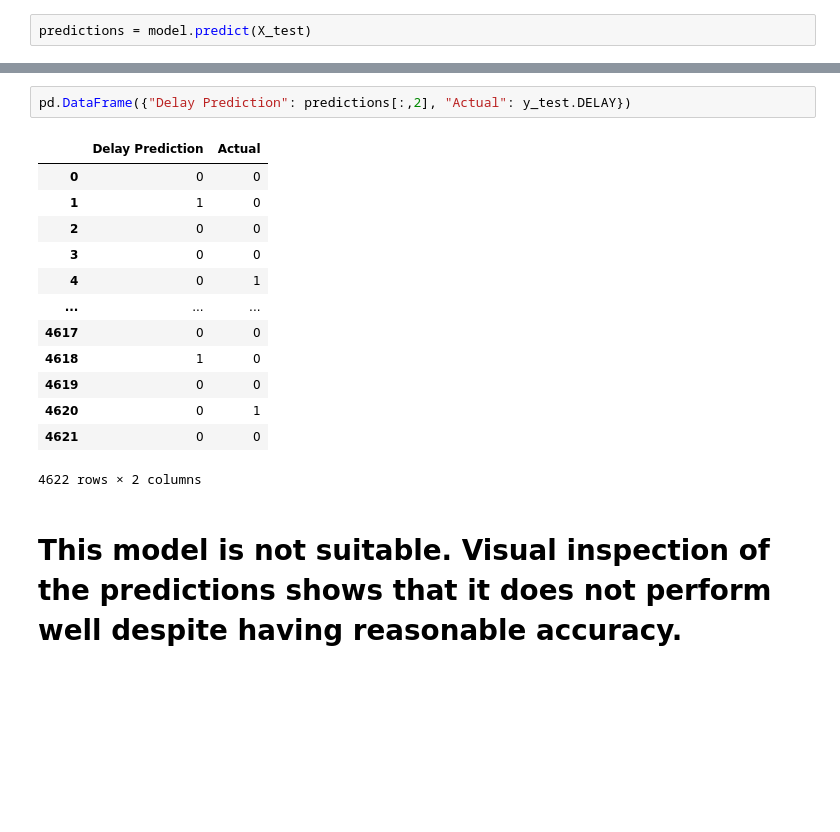
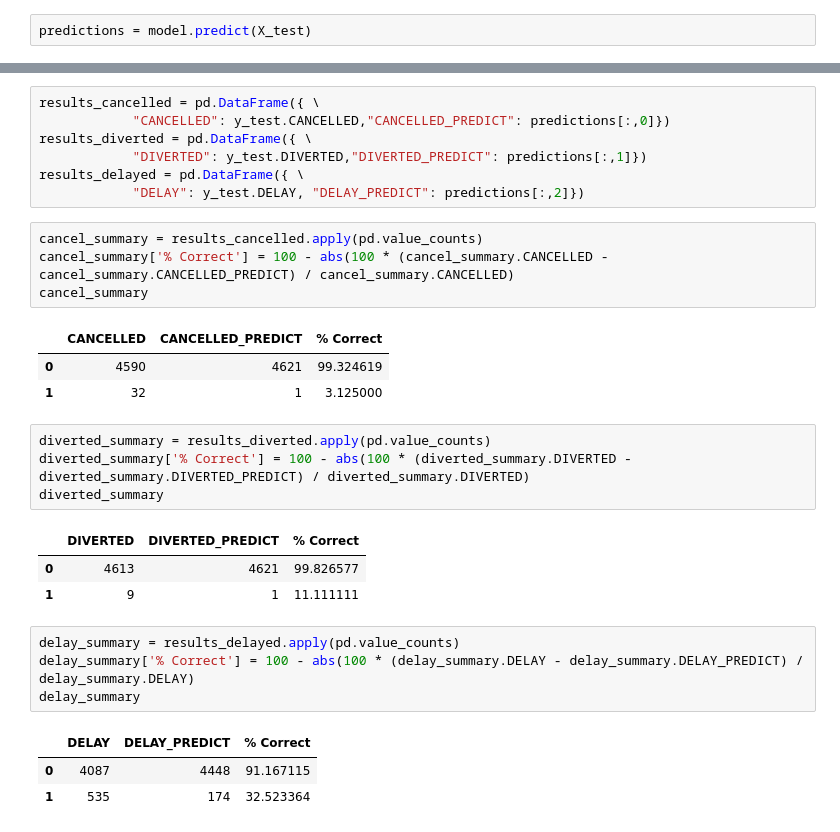
Before and after one commit to NicoleLund/flight_delay_prediction, a Jupyter notebook: data_manipulation_modeling/investigate_models/a_decision_tree_all_y.ipynb, the cells around one changed output, grey strips where cells are left out. Cells and saved outputs as stored; diff of their text form; blank space fills up the shorter version.

Commit message:
decision tree - Improved summary results

```diff
--- a/data_manipulation_modeling/investigate_models/a_decision_tree_all_y.ipynb
+++ b/data_manipulation_modeling/investigate_models/a_decision_tree_all_y.ipynb
@@ -143,18 +111,31 @@ pd.DataFrame({"Diverted Prediction": predictions[:,1], "Actual": y_test.DIVERTED
-# %%
-pd.DataFrame({"Delay Prediction": predictions[:,2], "Actual": y_test.DELAY})
-# %% [output]
-|  | Delay Prediction | Actual |
-| 0 | 0 | 0 |
-| 1 | 1 | 0 |
-| 2 | 0 | 0 |
-| 3 | 0 | 0 |
-| 4 | 0 | 1 |
-| ... | ... | ... |
-| 4617 | 0 | 0 |
-| 4618 | 1 | 0 |
-| 4619 | 0 | 0 |
-| 4620 | 0 | 1 |
-| 4621 | 0 | 0 |
-4622 rows × 2 columns
-# %% [markdown]
-# This model is not suitable. Visual inspection of the predictions shows that it does not perform well despite having reasonable accuracy.
+# %%
+results_cancelled = pd.DataFrame({ \
+            "CANCELLED": y_test.CANCELLED,"CANCELLED_PREDICT": predictions[:,0]})
+results_diverted = pd.DataFrame({ \
+            "DIVERTED": y_test.DIVERTED,"DIVERTED_PREDICT": predictions[:,1]})
+results_delayed = pd.DataFrame({ \
+            "DELAY": y_test.DELAY, "DELAY_PREDICT": predictions[:,2]})
+# %%
+cancel_summary = results_cancelled.apply(pd.value_counts)
+cancel_summary['% Correct'] = 100 - abs(100 * (cancel_summary.CANCELLED - cancel_summary.CANCELLED_PREDICT) / cancel_summary.CANCELLED)
+cancel_summary
+# %% [output]
+|  | CANCELLED | CANCELLED_PREDICT | % Correct |
+| 0 | 4590 | 4621 | 99.324619 |
+| 1 | 32 | 1 | 3.125000 |
+# %%
+diverted_summary = results_diverted.apply(pd.value_counts)
+diverted_summary['% Correct'] = 100 - abs(100 * (diverted_summary.DIVERTED - diverted_summary.DIVERTED_PREDICT) / diverted_summary.DIVERTED)
+diverted_summary
+# %% [output]
+|  | DIVERTED | DIVERTED_PREDICT | % Correct |
+| 0 | 4613 | 4621 | 99.826577 |
+| 1 | 9 | 1 | 11.111111 |
+# %%
+delay_summary = results_delayed.apply(pd.value_counts)
+delay_summary['% Correct'] = 100 - abs(100 * (delay_summary.DELAY - delay_summary.DELAY_PREDICT) / delay_summary.DELAY)
+delay_summary
+# %% [output]
+|  | DELAY | DELAY_PREDICT | % Correct |
+| 0 | 4087 | 4448 | 91.167115 |
+| 1 | 535 | 174 | 32.523364 |
```
Also changed, not shown: parts of 2 cells of this notebook.
